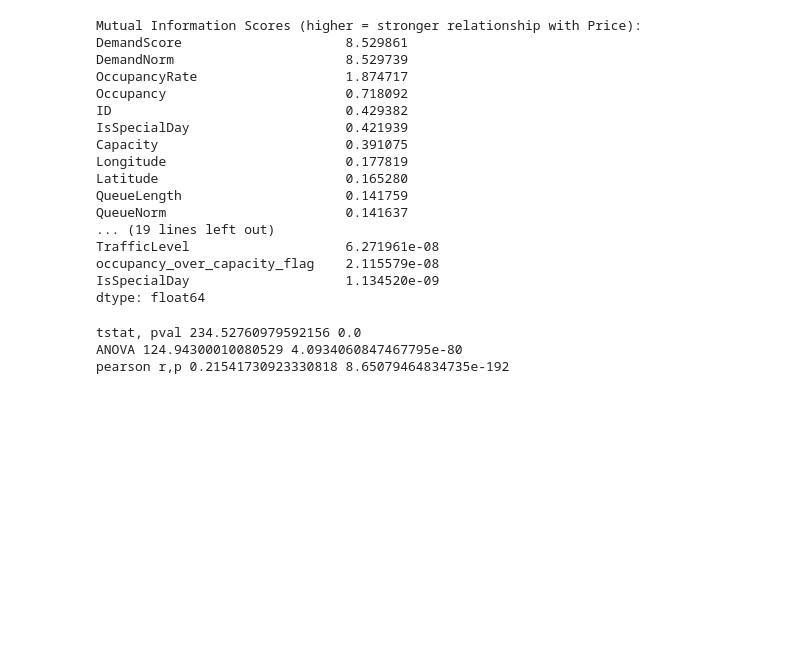
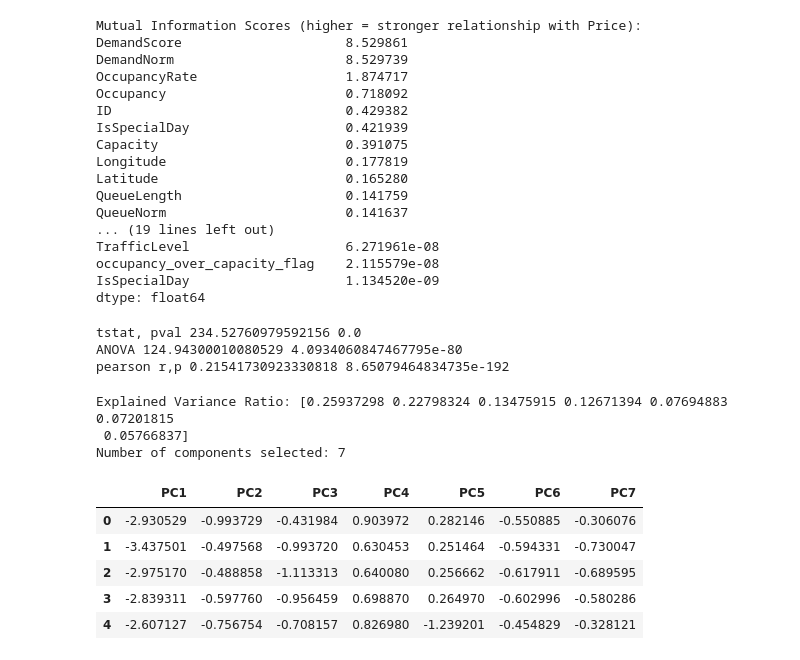
Before and after one commit to imyogeshwaran/Dynamic-pricing-for-urban-parking-lot-, a Jupyter notebook: dm1.ipynb, the cells around one changed output. Saved outputs shown, nothing was run; the diff lists cells and outputs as text; code cells hidden in the pictures; blank space fills up the shorter version.

```diff
--- a/dm1.ipynb
+++ b/dm1.ipynb
@@ -445,3 +442,43 @@ print('pearson r,p', r, p)
 tstat, pval 234.52760979592156 0.0
 ANOVA 124.94300010080529 4.0934060847467795e-80
 pearson r,p 0.21541730923330818 8.65079464834735e-192
+# %%
+#PCA for dimensionality reduction
+from sklearn.preprocessing import StandardScaler
+from sklearn.decomposition import PCA
+
+# Select numeric columns for PCA
+numeric_cols = df.select_dtypes(include=['float64', 'int64']).columns.tolist()
+
+# Standardize the numeric features
+scaler = StandardScaler()
+scaled_data = scaler.fit_transform(df[numeric_cols])
+
+# Apply PCA
+pca = PCA(n_components=0.95)  # Retain 95% of the variance
+pca_data = pca.fit_transform(scaled_data)
+
+# Check the explained variance ratio
+explained_variance = pca.explained_variance_ratio_
+print("Explained Variance Ratio:", explained_variance)
+print("Number of components selected:", pca.n_components_)
+
+# Create a DataFrame for the PCA-transformed data
+pca_columns = [f'PC{i+1}' for i in range(pca.n_components_)]
+df_pca = pd.DataFrame(pca_data, columns=pca_columns)
+
+# Add the PCA-transformed data back to the original DataFrame (optional)
+df = pd.concat([df, df_pca], axis=1)
+
+# Display the first few rows of the PCA-transformed data
+df_pca.head()
+# %% [output]
+Explained Variance Ratio: [0.25937298 0.22798324 0.13475915 0.12671394 0.07694883 0.07201815
+ 0.05766837]
+Number of components selected: 7
+|  | PC1 | PC2 | PC3 | PC4 | PC5 | PC6 | PC7 |
+| 0 | -2.930529 | -0.993729 | -0.431984 | 0.903972 | 0.282146 | -0.550885 | -0.306076 |
+| 1 | -3.437501 | -0.497568 | -0.993720 | 0.630453 | 0.251464 | -0.594331 | -0.730047 |
+| 2 | -2.975170 | -0.488858 | -1.113313 | 0.640080 | 0.256662 | -0.617911 | -0.689595 |
+| 3 | -2.839311 | -0.597760 | -0.956459 | 0.698870 | 0.264970 | -0.602996 | -0.580286 |
+| 4 | -2.607127 | -0.756754 | -0.708157 | 0.826980 | -1.239201 | -0.454829 | -0.328121 |
```
Also changed, not shown: parts of 6 cells of this notebook, 2 other files.
